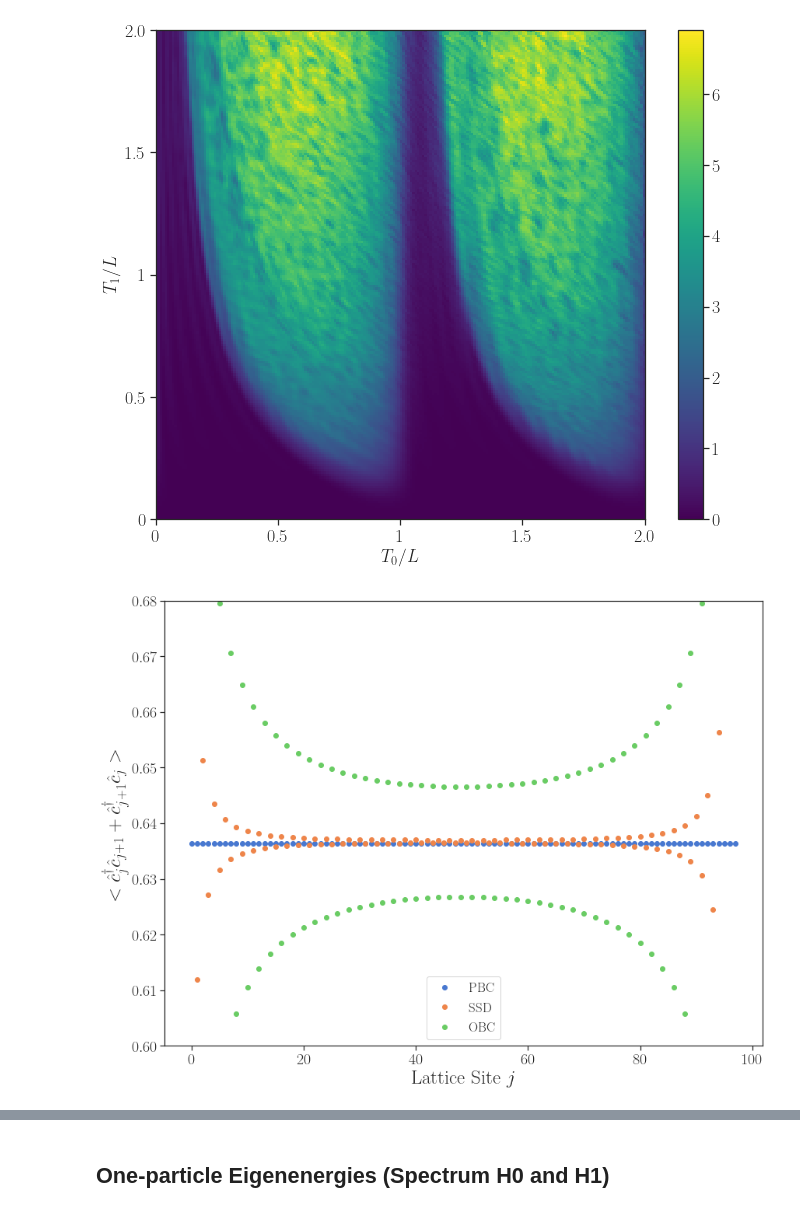
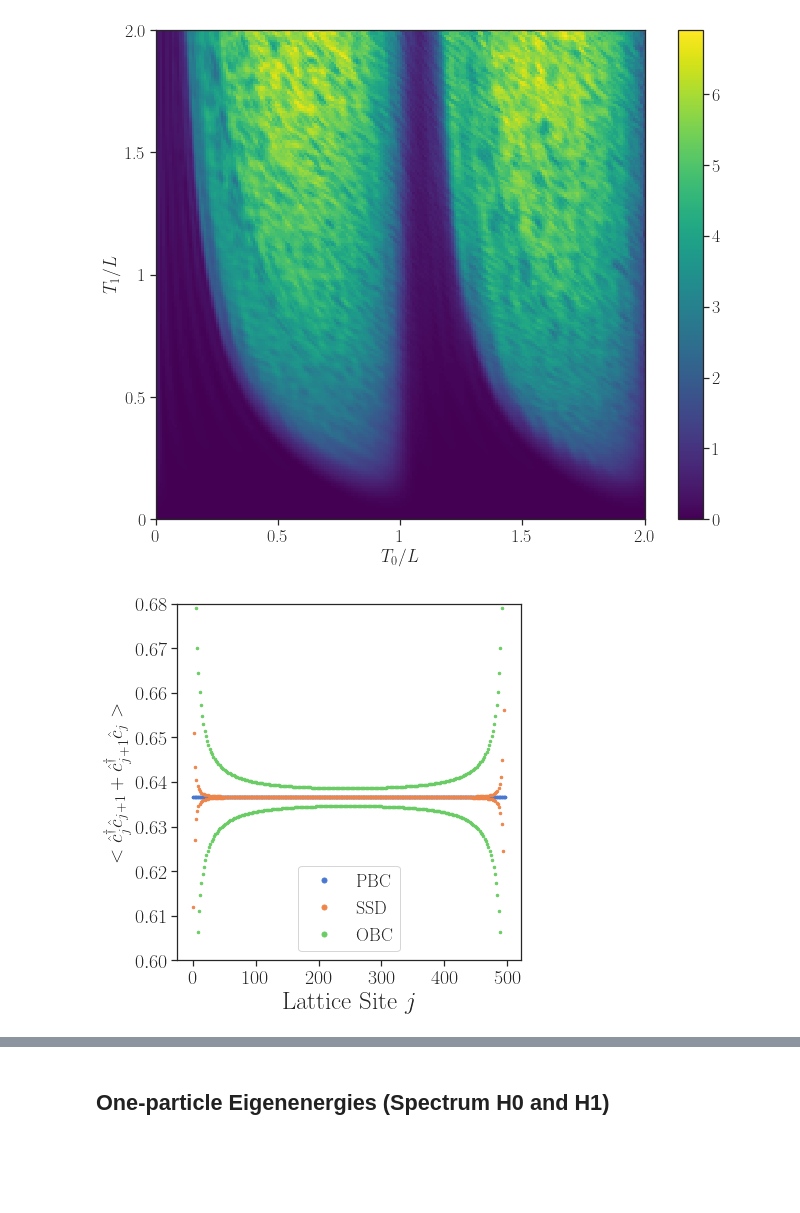
Before and after one commit to fabianjaeger1/Floquet-dynamics-of-critical-systems, a Jupyter notebook: Floquet.ipynb, the cells around one changed output, grey strips where cells are left out. Cells and saved outputs as stored; diff of their text form; code cells hidden in the pictures; blank space fills up the shorter version.

```diff
--- a/Floquet.ipynb
+++ b/Floquet.ipynb
@@ -695,14 +792,23 @@ def entropy_density(state):
 # %% [markdown]
 ### Entanglement Entropy for heating phase
 # %%
+L = 1000
+
 # entropy(state,0, 1000)
-sns.set(style = st,palette = sns.color_palette("muted"), rc={'figure.figsize': (10,8)})
+sns.set(style = st,palette = sns.color_palette("muted"), rc={'figure.figsize': (6,6)})
 plt.rcParams.update({
     "text.usetex": True,
     "font.family": "serif",
     "font.sans-serif": ["Computer Modern Roman"]})
-fontSize = 21
-ticksize = 19
+fontSize = 20
+ticksize = 18
+
+
+state1 = obtainedstate(1000,17,0.95, 0.05, True)
+state2 = obtainedstate(1000,11,0.95, 0.05, True)
+state3 = obtainedstate(1000,7,0.95, 0.05, True)
+state4 = obtainedstate(1000,5, 0.95, 0.05, True)
+
 x1 = entropy_density(state1)
 x2 = entropy_density(state2)
 x3 = entropy_density(state3)
@@ -1116,7 +2437,14 @@ plt.show()
 # %% [output]
 [figure]
 # %%
-L = 100
+sns.set(style = st,palette = sns.color_palette("muted"), rc={'figure.figsize': (6,6)})
+plt.rcParams.update({
+    "text.usetex": True,
+    "font.family": "serif",
+    "font.sans-serif": ["Computer Modern Roman"]})
+L =500
+fontSize = 20
+ticksize = 18
 def averageEnergyDensityH0(L, pbc):
     H_0 = np.zeros((L,L))
     for i in range(L-1):
@@ -1149,39 +2477,44 @@ def averageEnergyDensitySSD(L,pbc):
     V = np.matrix(V)
     E_density = []
 #     state = U[:,:int(L/2)]@((U.H)[:int(L/2),:])
     state = V[:,:int(L/2)]@((V.H)[:int(L/2),:])
     E_density.append([(state[i,i+1] + state[i+1, i])
                           for i in range(L-1)])
     diag_E_density = [E_density[0][i] for i in range(0,L-1)]
     return diag_E_density
 
 # diag_state = [state[i,i] for i in range(0,L)]
-Markersize = 12
+Markersize = 5
 fill = 'full'
 plt.xlabel(r'Lattice Site $j$', fontsize = 25)
-plt.ylabel(r'$<\hat{c}_j^\dagger \hat{c}_{j+1} + \hat{c}_{j+1}^\dagger \hat{c}_j>$',fontsize = 25)
+plt.ylabel(r'$<\hat{c}_j^\dagger \hat{c}_{j+1} + \hat{c}_{j+1}^\dagger \hat{c}_j>$',fontsize = fontSize)
 plt.tight_layout()
 plt.plot(averageEnergyDensityH0(L,True)[1:L-1],'.', label = 'PBC', fillstyle=fill, markersize = Markersize)
 plt.plot(averageEnergyDensitySSD(L ,False)[2:L-1], '.',label = 'SSD', fillstyle=fill, markersize = Markersize)
 plt.plot(averageEnergyDensityH0(L,False)[1:L-1],'.', label = 'OBC', fillstyle=fill, markersize = Markersize)
 
 
 # plt.plot(averageEnergyDensityH0(L,True)[1:L-1], label = 'PBC', fillstyle=fill)
 # plt.plot(averageEnergyDensityH0(L,False)[1:L-1], label = 'OBC', fillstyle=fill)
 # plt.plot(averageEnergyDensitySSD(L ,False)[2:L-1],label = 'SSD', fillstyle=fill )
 
 
+
+
 plt.ylim((0.6,0.68 ))
-plt.xticks(fontsize=20)
-plt.yticks(fontsize=20)
+plt.xticks(fontsize=fontSize)
+plt.yticks(fontsize=fontSize)
 # plt.title("Bond energy at half-filling")
 # plt.plot(diag_E_density,  'g^', label = 'OBC')
 # plt.plot(diag_E_density, 'bo', label = 'PBC')
-plt.legend(fontsize = 17)
+legend = plt.legend(frameon=True)
+for legend_handle in legend.legendHandles:
+    legend_handle._legmarker.set_markersize(4)
+plt.legend(markerscale=2, fontsize = fontSize-2)
 plt.savefig('BondEnergy.pdf')
 plt.show()
 # %% [output]
-[figure, old version]
+[figure, new version]
 # %%
 # sns.set(style = st,palette = sns.color_palette("muted"), rc={'figure.figsize': (6,6)})
 # plt.rcParams.update({
```
Also changed, not shown: parts of 38 cells of this notebook, 37 other files.
